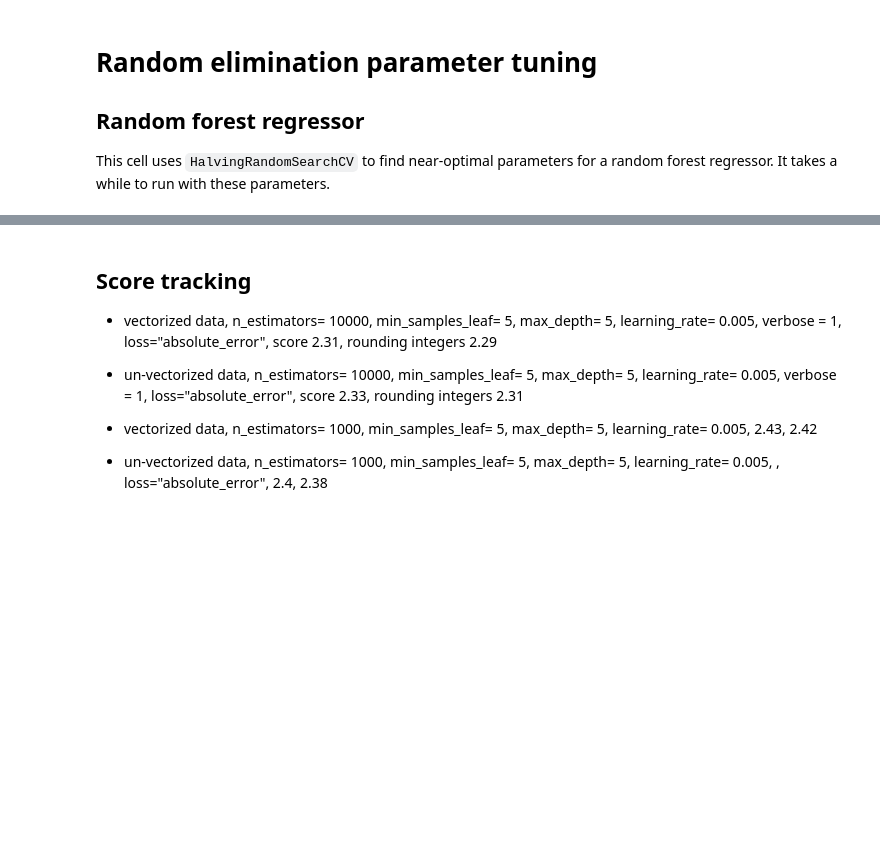
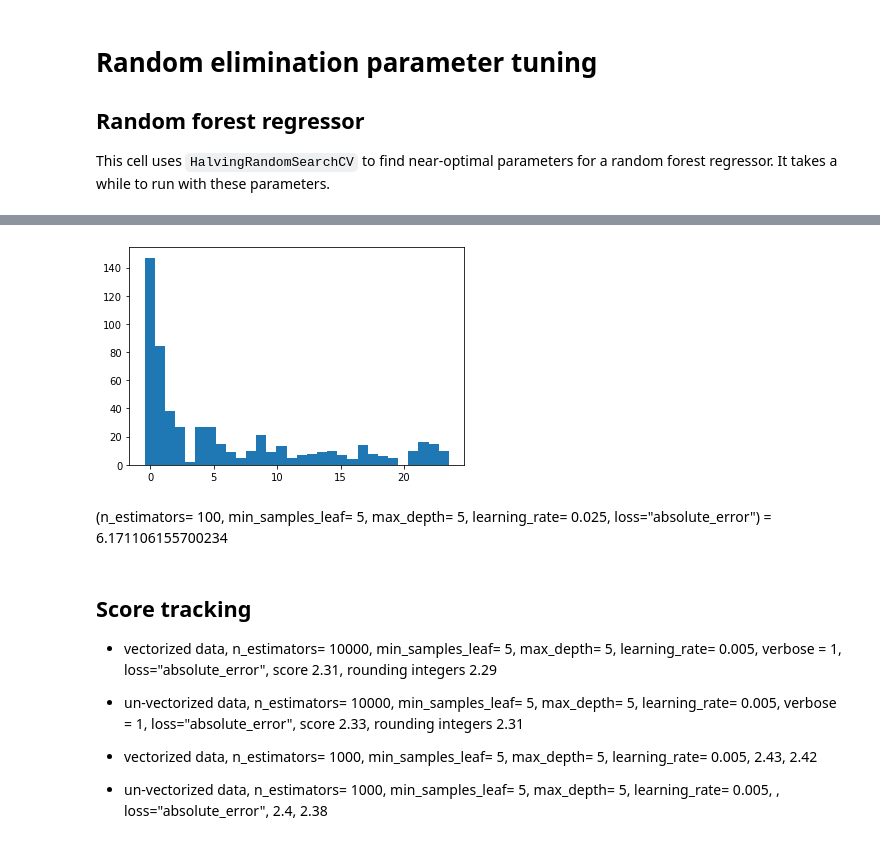
Before and after one commit to phillipSloan/MoreBikes, a Jupyter notebook: by_station_forest.ipynb, the cells around one changed output, grey strips where cells are left out. Cells and saved outputs as stored; diff of their text form; code cells hidden in the pictures; blank space fills up the shorter version.

```diff
--- a/by_station_forest.ipynb
+++ b/by_station_forest.ipynb
@@ -339,3 +318,22 @@ Error on validation holdout: 7.71474202405454
+# %%
+def ensemble_predict(models, model_weights, x):
+    results = np.zeros(x.shape[0])
+
+    for i, m in enumerate(models):
+        results = results + m.predict(x) * model_weights[i]
+
+    return results
+
+y_pred = ensemble_predict(models, model_weights, val_set.iloc[:,:-1].to_numpy())
+
+mean_absolute_error(val_gold, y_pred)
+
+plt.hist(np.array(val_gold) - np.array(y_pred), bins=30)
+plt.show()
+# %% [output]
+[figure, added]
+# %% [markdown]
+(n_estimators= 100, min_samples_leaf= 5, max_depth= 5, learning_rate= 0.025, loss="absolute_error") = 6.171106155700234
 # %% [markdown]
 ## Score tracking
 
```
Also changed, not shown: parts of 6 cells of this notebook, 1 other file.
